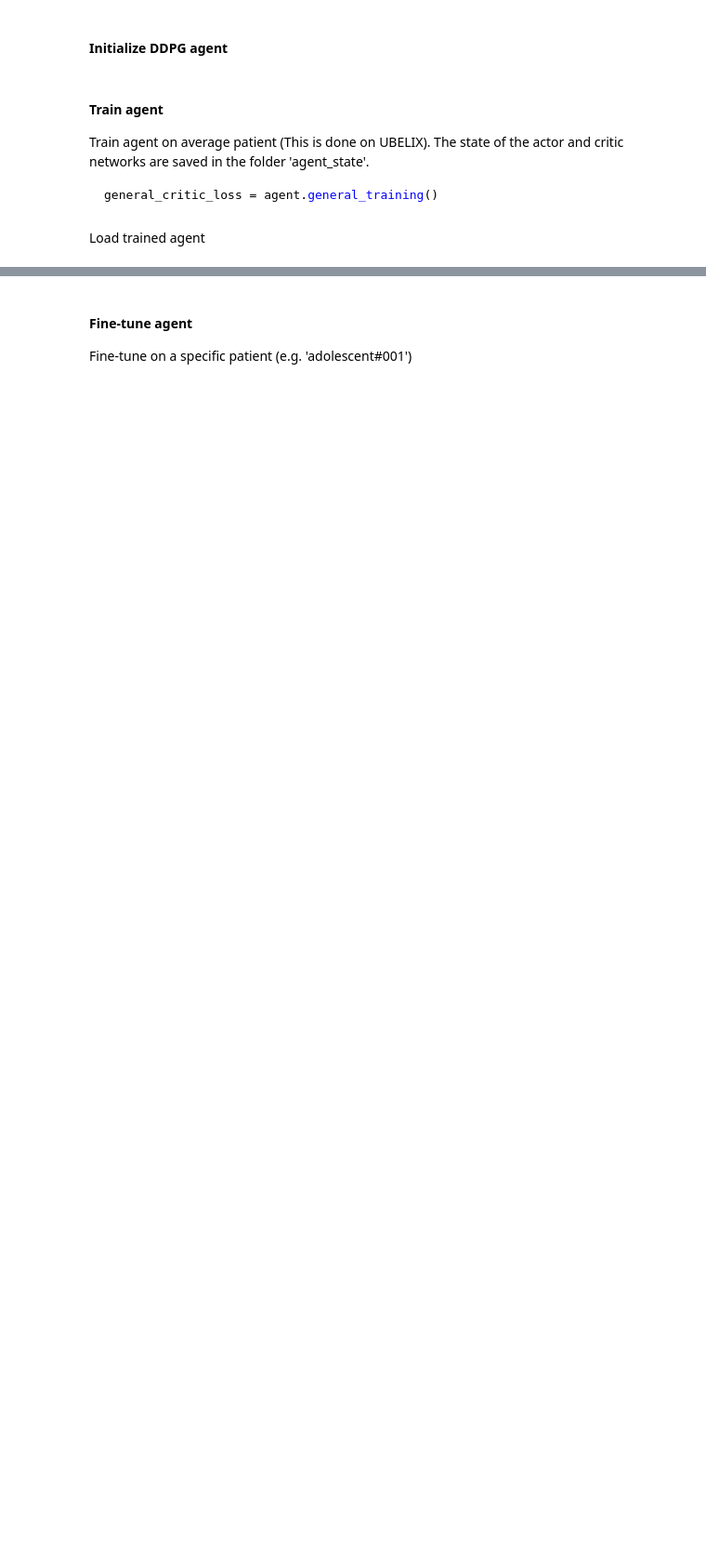
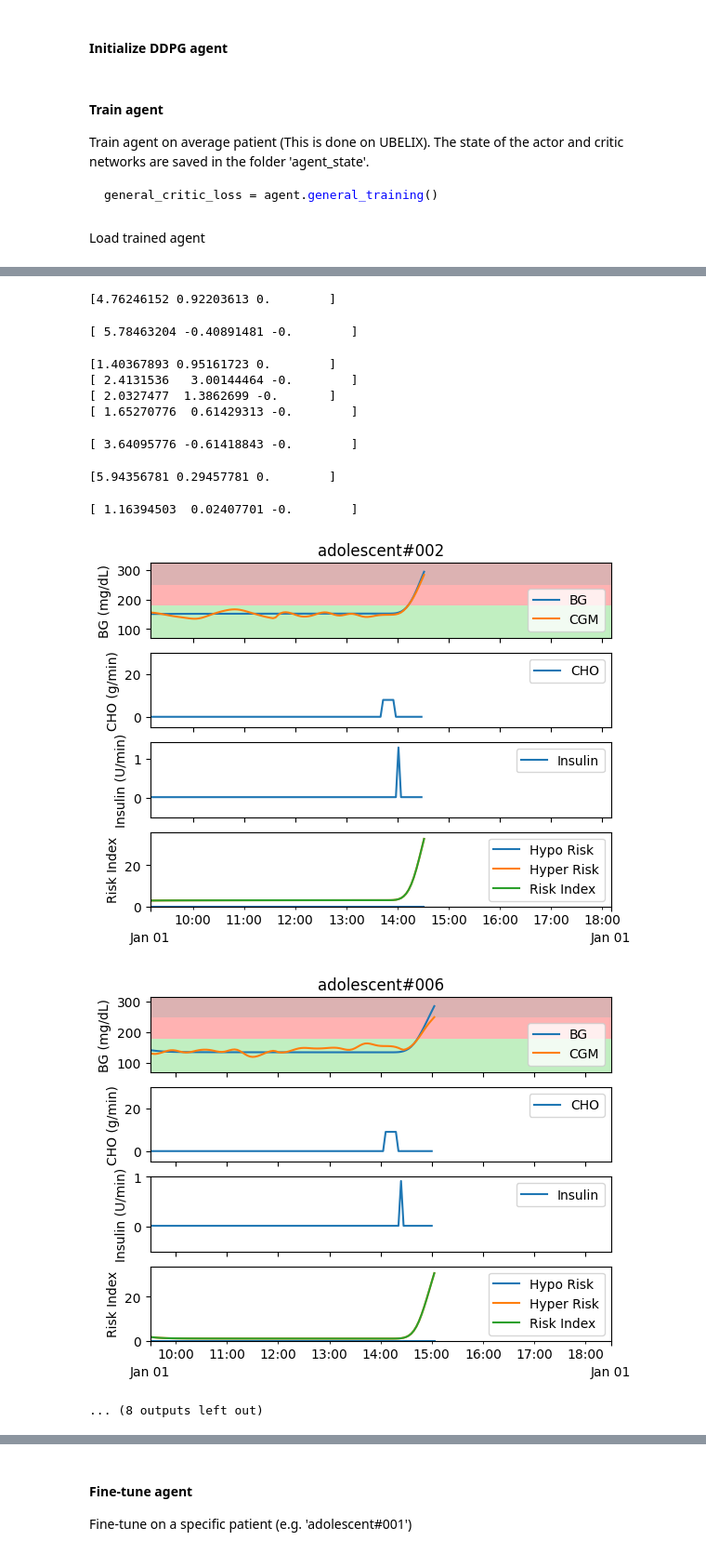
Before and after one commit to homolan13/RL_Project_DeepRL, a Jupyter notebook: modules/results.ipynb, the cells around one changed output, grey strips where cells are left out. Shown at 93% size. Drawn from its saved outputs; the diff is of its cells as text; code cells hidden in the pictures; blank space fills up the shorter version.

```diff
--- a/modules/results.ipynb
+++ b/modules/results.ipynb
@@ -78,0 +84,9 @@ print(metrics['actor_output'])
+# %%
+envs = [make_env(f'simglucose_ado_0{i:02d}', f'adolescent#0{i:02d}', print_space=False) for i in range(1,11)]
+# %%
+TIRs = []
+for i in tqdm(range(10)):
+    rand_env = random.choice(envs)
+    m = agent.evaluate_policy(individual_env=rand_env, print_output=False)
+    TIRs.append(m['TIR'])
+# %% [output]
@@ -78,0 +97,12 @@ print(metrics['actor_output'])
+[4.76246152 0.92203613 0.        ]
+[ 5.78463204 -0.40891481 -0.        ]
+[1.40367893 0.95161723 0.        ]
+[ 2.4131536   3.00144464 -0.        ]
+[ 2.0327477  1.3862699 -0.       ]
+[ 1.65270776  0.61429313 -0.        ]
+[ 3.64095776 -0.61418843 -0.        ]
+[5.94356781 0.29457781 0.        ]
+[ 1.16394503  0.02407701 -0.        ]
+[figure, added]
+[figure, added]
+... (8 outputs left out)
```
Also changed, not shown: parts of 16 cells of this notebook, 1 other file.
